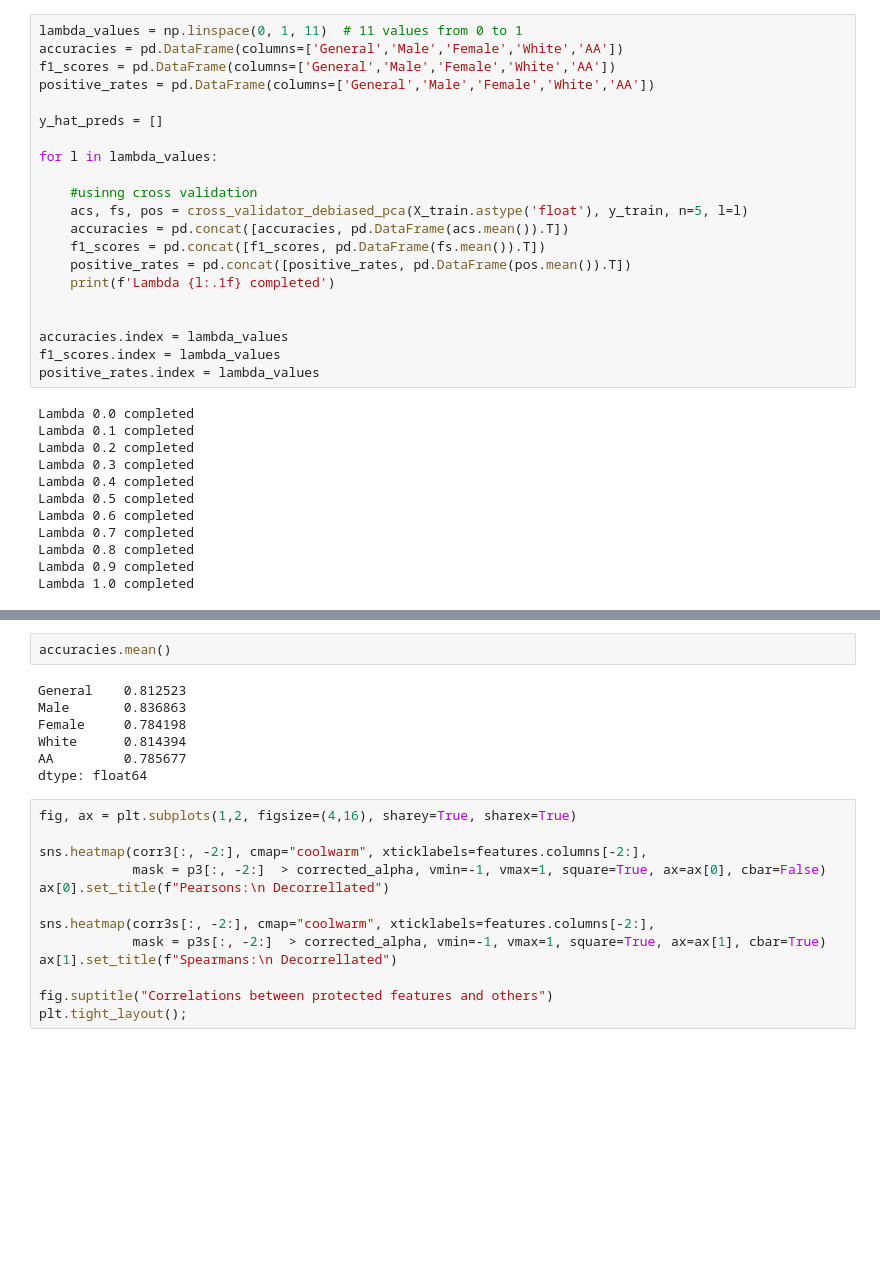
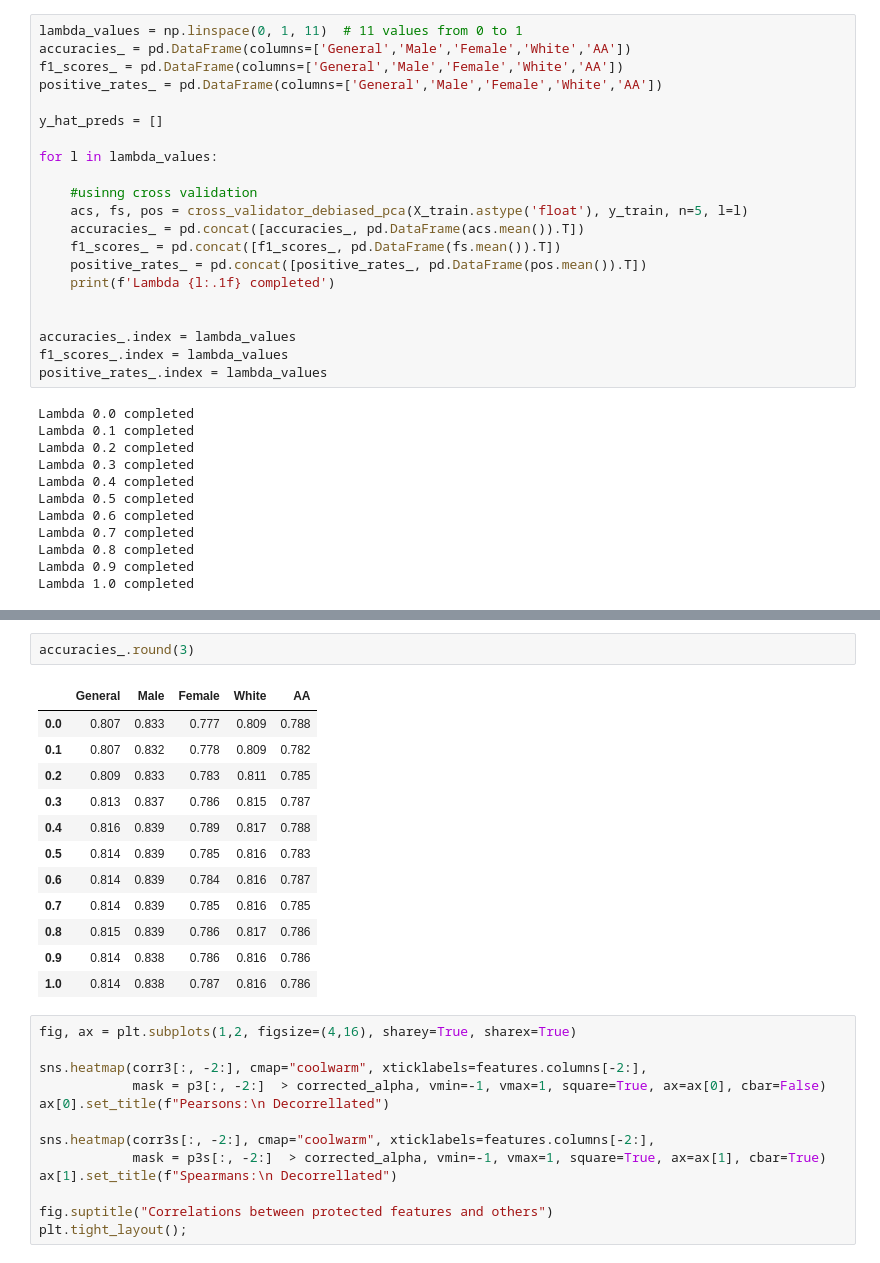
Before and after one commit to Xannadoo/Algorithmic_Fairness_Mandatories, a Jupyter notebook: Mandatory_2/Equalised_Odds_assignment.ipynb, the cells around one changed output, grey strips where cells are left out. Saved outputs shown, nothing was run; the diff lists cells and outputs as text; blank space fills up the shorter version.

```diff
--- a/Mandatory_2/Equalised_Odds_assignment.ipynb
+++ b/Mandatory_2/Equalised_Odds_assignment.ipynb
@@ -635,9 +641,9 @@ plt.show()
 [figure]
 # %%
 lambda_values = np.linspace(0, 1, 11)  # 11 values from 0 to 1
-accuracies = pd.DataFrame(columns=['General','Male','Female','White','AA'])
-f1_scores = pd.DataFrame(columns=['General','Male','Female','White','AA'])
-positive_rates = pd.DataFrame(columns=['General','Male','Female','White','AA'])
+accuracies_ = pd.DataFrame(columns=['General','Male','Female','White','AA'])
+f1_scores_ = pd.DataFrame(columns=['General','Male','Female','White','AA'])
+positive_rates_ = pd.DataFrame(columns=['General','Male','Female','White','AA'])
 
 y_hat_preds = []
 
@@ -645,15 +651,15 @@ for l in lambda_values:
 
     #usinng cross validation
     acs, fs, pos = cross_validator_debiased_pca(X_train.astype('float'), y_train, n=5, l=l)
-    accuracies = pd.concat([accuracies, pd.DataFrame(acs.mean()).T])
-    f1_scores = pd.concat([f1_scores, pd.DataFrame(fs.mean()).T])
-    positive_rates = pd.concat([positive_rates, pd.DataFrame(pos.mean()).T])
+    accuracies_ = pd.concat([accuracies_, pd.DataFrame(acs.mean()).T])
+    f1_scores_ = pd.concat([f1_scores_, pd.DataFrame(fs.mean()).T])
+    positive_rates_ = pd.concat([positive_rates_, pd.DataFrame(pos.mean()).T])
     print(f'Lambda {l:.1f} completed')
 
 
-accuracies.index = lambda_values
-f1_scores.index = lambda_values
-positive_rates.index = lambda_values
+accuracies_.index = lambda_values
+f1_scores_.index = lambda_values
+positive_rates_.index = lambda_values
 # %% [output]
 Lambda 0.0 completed
 Lambda 0.1 completed
@@ -706,15 +712,21 @@ plt.tight_layout()
 #plt.savefig("img/fair_pca_accuracies.png", format="png")
 # %% [output]
 [figure]
-# %%
-accuracies.mean()
-# %% [output]
-General    0.812523
-Male       0.836863
-Female     0.784198
-White      0.814394
-AA         0.785677
-dtype: float64
+# %%
+accuracies_.round(3)
+# %% [output]
+|  | General | Male | Female | White | AA |
+| 0.0 | 0.807 | 0.833 | 0.777 | 0.809 | 0.788 |
+| 0.1 | 0.807 | 0.832 | 0.778 | 0.809 | 0.782 |
+| 0.2 | 0.809 | 0.833 | 0.783 | 0.811 | 0.785 |
+| 0.3 | 0.813 | 0.837 | 0.786 | 0.815 | 0.787 |
+| 0.4 | 0.816 | 0.839 | 0.789 | 0.817 | 0.788 |
+| 0.5 | 0.814 | 0.839 | 0.785 | 0.816 | 0.783 |
+| 0.6 | 0.814 | 0.839 | 0.784 | 0.816 | 0.787 |
+| 0.7 | 0.814 | 0.839 | 0.785 | 0.816 | 0.785 |
+| 0.8 | 0.815 | 0.839 | 0.786 | 0.817 | 0.786 |
+| 0.9 | 0.814 | 0.838 | 0.786 | 0.816 | 0.786 |
+| 1.0 | 0.814 | 0.838 | 0.787 | 0.816 | 0.786 |
 # %%
 fig, ax = plt.subplots(1,2, figsize=(4,16), sharey=True, sharex=True)
 
```
Also changed, not shown: parts of 4 cells of this notebook.
